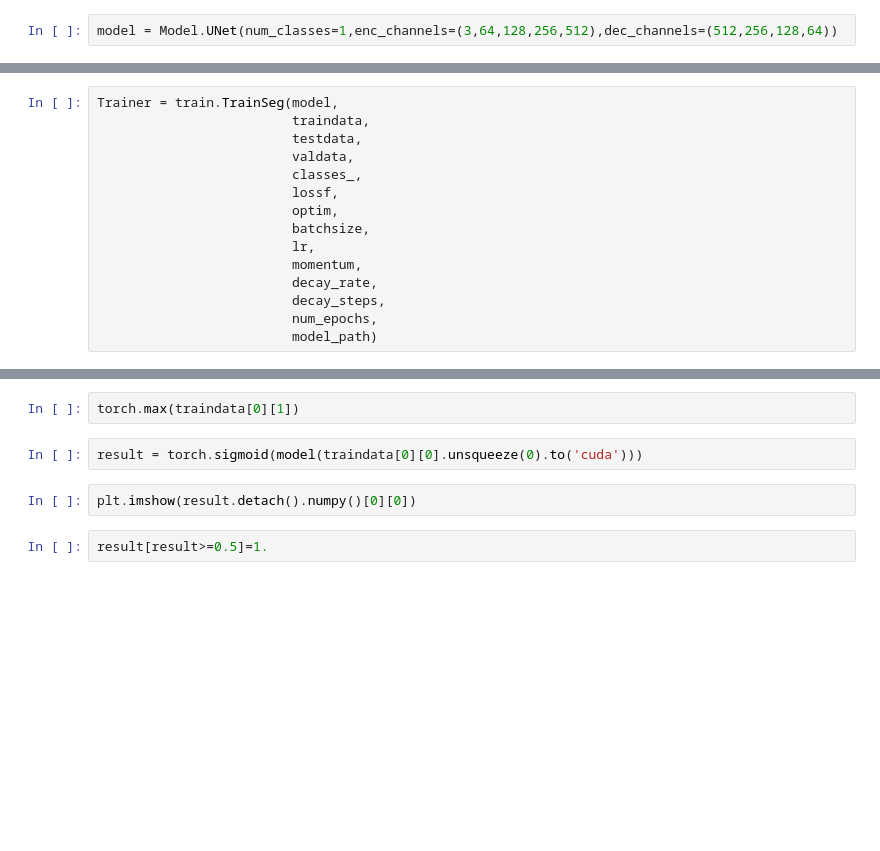
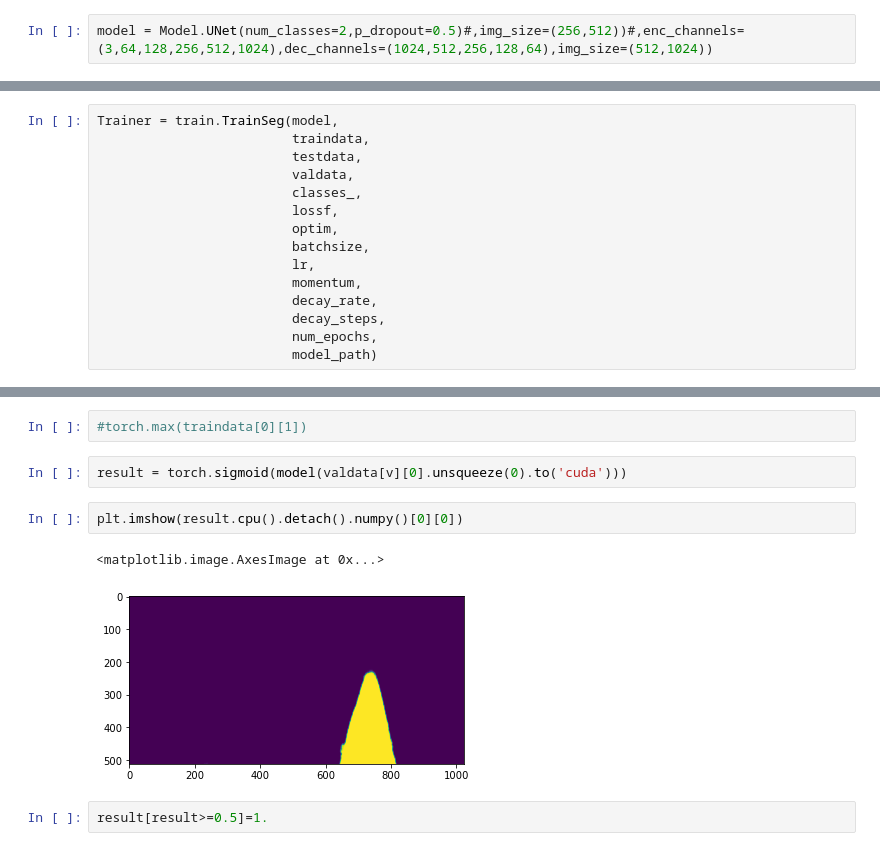
Before and after one commit to LuisWohlers/attackingSemanticSegmentation, a Jupyter notebook: Main.ipynb, the cells around one changed output, grey strips where cells are left out. Drawn from its saved outputs; the diff is of its cells as text; blank space fills up the shorter version.

```diff
--- a/Main.ipynb
+++ b/Main.ipynb
@@ -76,5 +83,5 @@ model_path = ""
 # %%
-model = Model.UNet(num_classes=1,enc_channels=(3,64,128,256,512),dec_channels=(512,256,128,64))
+model = Model.UNet(num_classes=2,p_dropout=0.5)#,img_size=(256,512))#,enc_channels=(3,64,128,256,512,1024),dec_channels=(1024,512,256,128,64),img_size=(512,1024))
 # %%
 model = model.to('cuda')
 # %%
@@ -110,9 +121,12 @@ loader.visualize_result(traindata[0][0],traindata[0][1][0,:,:])
 # %%
-torch.max(traindata[0][1])
+#torch.max(traindata[0][1])
 # %%
-result = torch.sigmoid(model(traindata[0][0].unsqueeze(0).to('cuda')))
+result = torch.sigmoid(model(valdata[v][0].unsqueeze(0).to('cuda')))
 # %%
-plt.imshow(result.detach().numpy()[0][0])
+plt.imshow(result.cpu().detach().numpy()[0][0])
+# %% [output]
+<matplotlib.image.AxesImage at 0x...>
+[figure, added]
 # %%
 result[result>=0.5]=1.
 # %%
```
Also changed, not shown: parts of 15 cells of this notebook, 6 other files.
